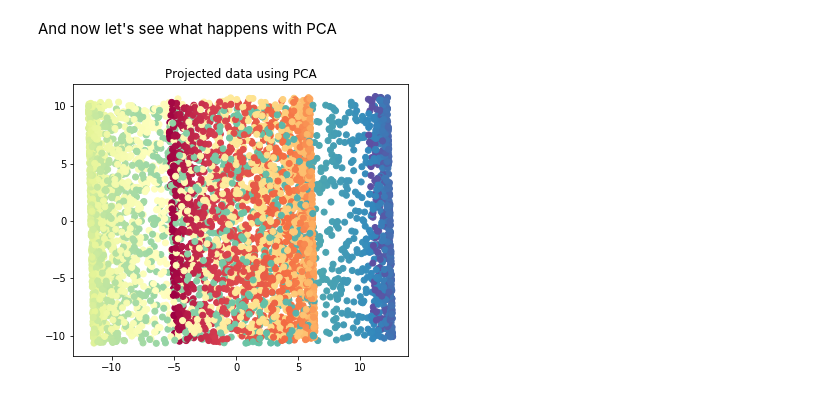
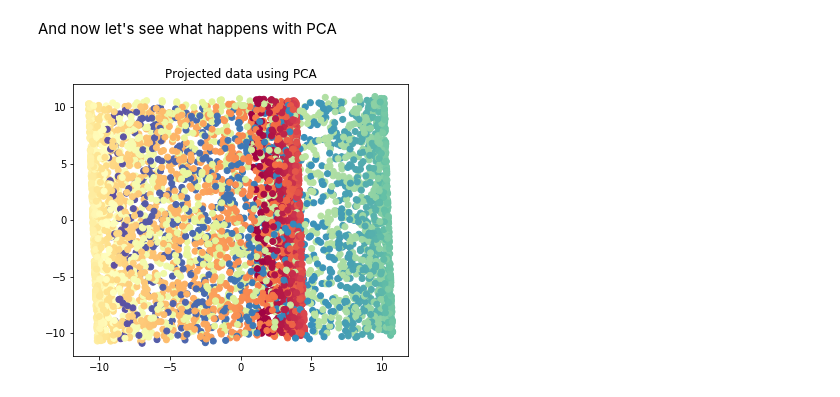
Before and after one commit to juanse1608/Courses, a Jupyter notebook: Jupyters/Notebooks/DimRed-Py.ipynb, the cells around one changed output. Cells and saved outputs as stored; diff of their text form; code cells hidden in the pictures.

```diff
--- a/Jupyters/Notebooks/DimRed-Py.ipynb
+++ b/Jupyters/Notebooks/DimRed-Py.ipynb
@@ -199,9 +204,9 @@ swiss_reduction = pca_swiss.fit_transform(swiss)
 # %%
 fig = plt.figure(figsize=(6,5))
 ax = fig.add_subplot(111)
-ax.scatter(swiss_reduction[:, 0], swiss_reduction[:, 2], c=color, cmap=plt.cm.Spectral)
+ax.scatter(swiss_reduction[:, 1], swiss_reduction[:, 2], c=color, cmap=plt.cm.Spectral)
 plt.axis('tight')
 plt.title('Projected data using PCA')
 plt.show()
 # %% [output]
-[figure, old version]
+[figure, new version]
```
Also changed, not shown: parts of 10 cells of this notebook, 1 other file.
